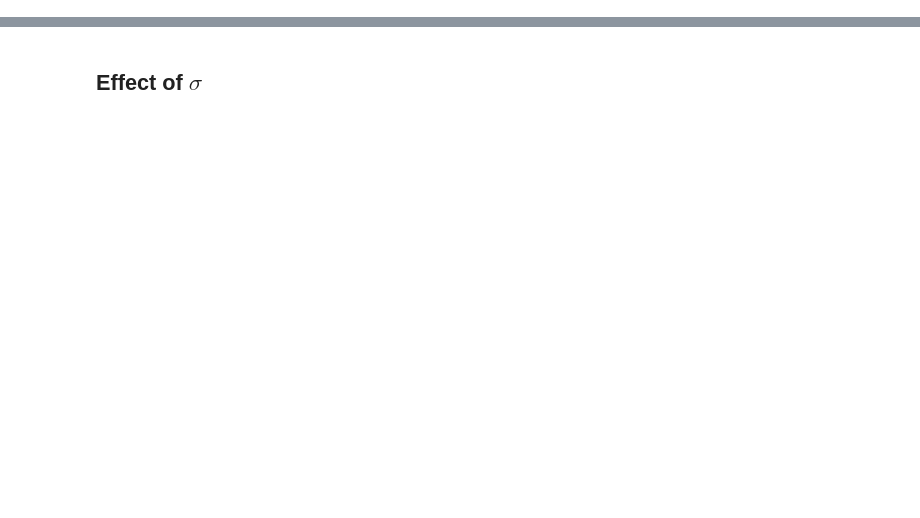
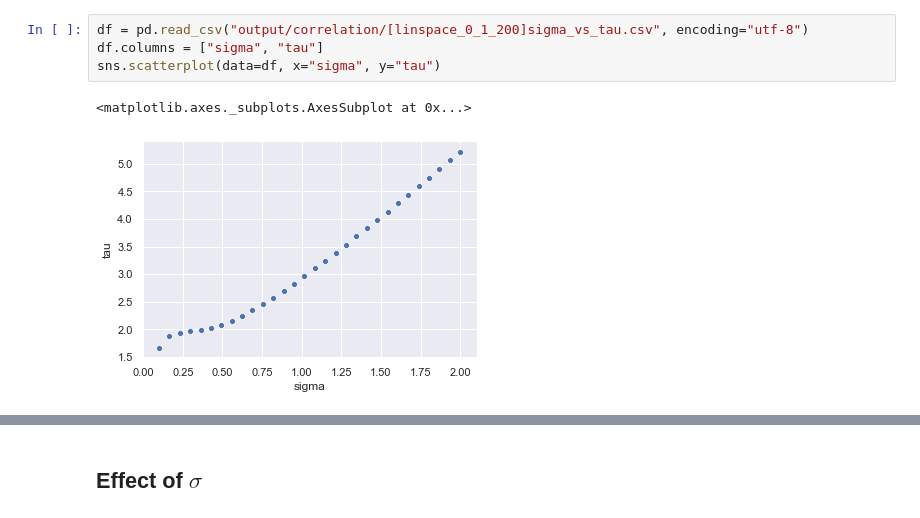
Before and after one commit to imamar94/GL, a Jupyter notebook: See Propagation in MBO.ipynb, the cells around one changed output, grey strips where cells are left out. Saved outputs shown, nothing was run; the diff lists cells and outputs as text; blank space fills up the shorter version.

```diff
--- a/See Propagation in MBO.ipynb
+++ b/See Propagation in MBO.ipynb
@@ -49,0 +146,7 @@ array([1., 1., 1., 1., 1., 1., 1., 1., 1., 1., 1., 1., 1., 1., 1., 1., 1.,
+# %%
+df = pd.read_csv("output/correlation/[linspace_0_1_200]sigma_vs_tau.csv", encoding="utf-8")
+df.columns = ["sigma", "tau"]
+sns.scatterplot(data=df, x="sigma", y="tau")
+# %% [output]
+<matplotlib.axes._subplots.AxesSubplot at 0x...>
+[figure, added]
```
Also changed, not shown: parts of 54 cells of this notebook, 31 other files.
